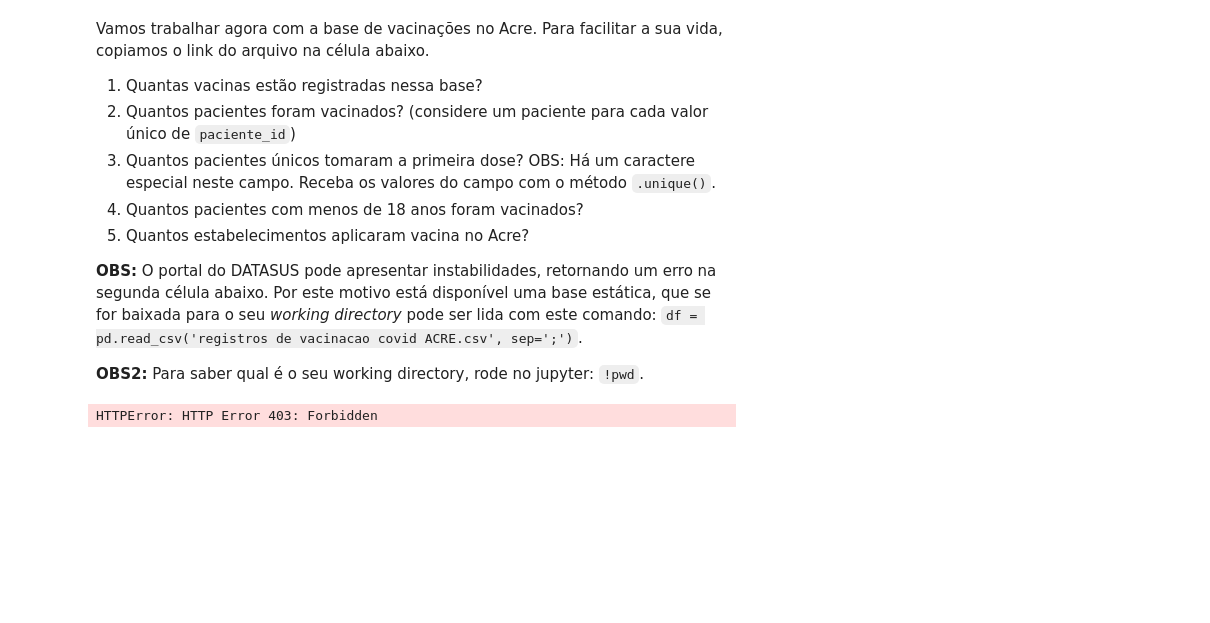
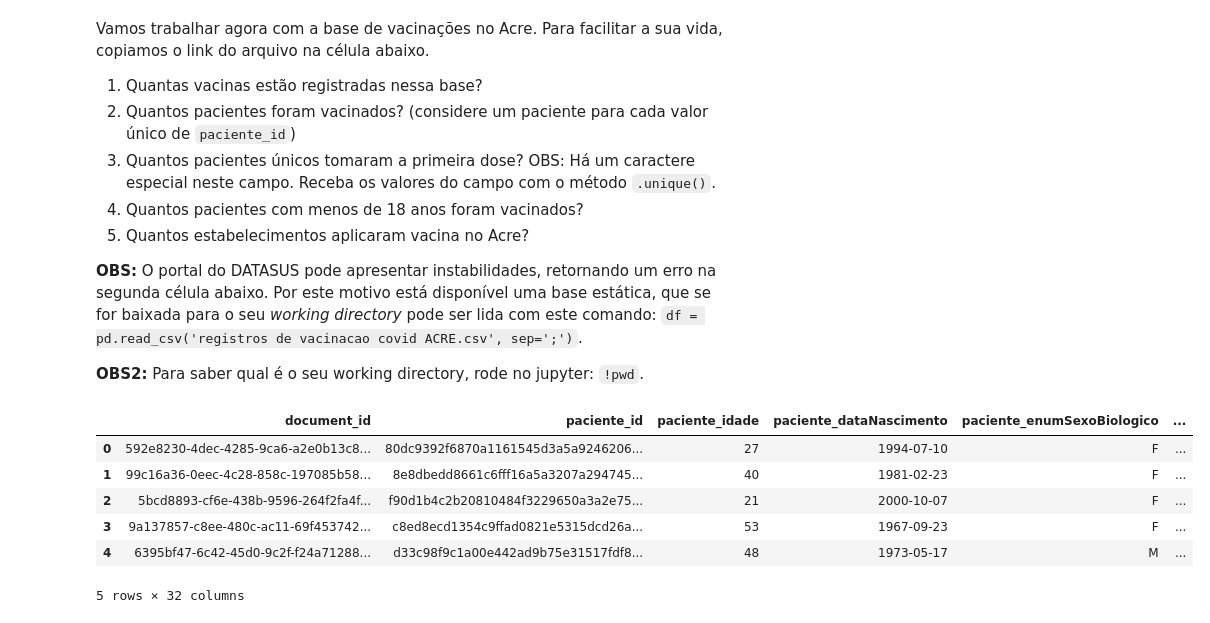
Before and after one commit to victortintel/ex_2_introducao_ao_pandas_modulo_4, a Jupyter notebook: ex2_victor_tintel_mod_4_atualizado .ipynb, the cells around one changed output. Cells and saved outputs as stored; diff of their text form; code cells hidden in the pictures; blank space fills up the shorter version.

```diff
--- a/ex2_victor_tintel_mod_4_atualizado .ipynb
+++ b/ex2_victor_tintel_mod_4_atualizado .ipynb
@@ -244,5 +224,12 @@ arquivo = 'https://s3-sa-east-1.amazonaws.com/ckan.saude.gov.br/PNI/vacina/uf/20
-# %%
-# 1) Sua solução aqui
-vac_acre = pd.read_csv('https://s3-sa-east-1.amazonaws.com/ckan.saude.gov.br/PNI/vacina/uf/2021-05-23/uf%3DAC/part-00000-63e5bee2-3684-4286-b709-7fe85483b04e.c000.csv', sep=";")
-# %% [output]
-HTTPError: HTTP Error 403: Forbidden
+# %%
+# 1) Sua solução aqui
+vac_acre = pd.read_csv('vacinacoes_ac.csv', sep=";")
+vac_acre
+# %% [output]
+|  | document_id | paciente_id | paciente_idade | paciente_dataNascimento | paciente_enumSexoBiologico | ... |
+| 0 | 592e8230-4dec-4285-9ca6-a2e0b13c8... | 80dc9392f6870a1161545d3a5a9246206... | 27 | 1994-07-10 | F | ... |
+| 1 | 99c16a36-0eec-4c28-858c-197085b58... | 8e8dbedd8661c6fff16a5a3207a294745... | 40 | 1981-02-23 | F | ... |
+| 2 | 5bcd8893-cf6e-438b-9596-264f2fa4f... | f90d1b4c2b20810484f3229650a3a2e75... | 21 | 2000-10-07 | F | ... |
+| 3 | 9a137857-c8ee-480c-ac11-69f453742... | c8ed8ecd1354c9ffad0821e5315dcd26a... | 53 | 1967-09-23 | F | ... |
+| 4 | 6395bf47-6c42-45d0-9c2f-f24a71288... | d33c98f9c1a00e442ad9b75e31517fdf8... | 48 | 1973-05-17 | M | ... |
+5 rows × 32 columns
```
Also changed, not shown: parts of 28 cells of this notebook.
